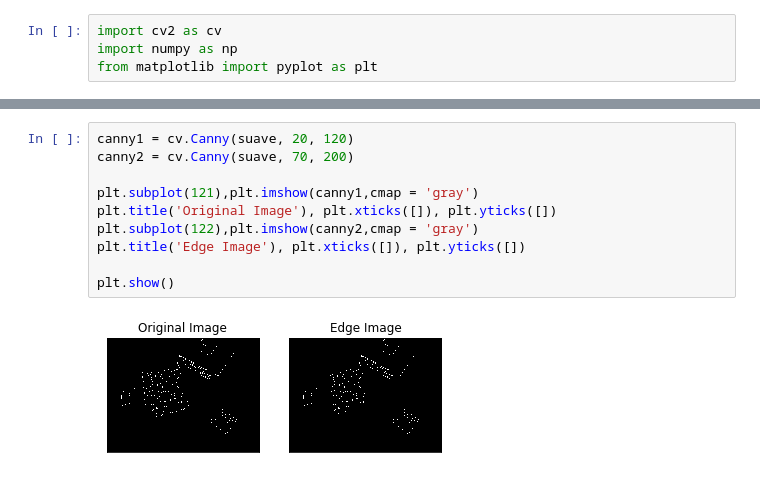
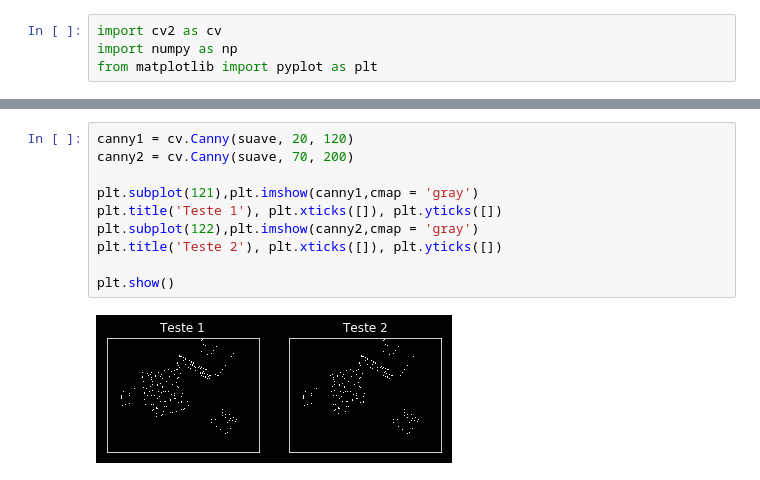
Before and after one commit to artphil/visual_comp, a Jupyter notebook: target_detect/Untitled.ipynb, the cells around one changed output, grey strips where cells are left out. Drawn from its saved outputs; the diff is of its cells as text.

```diff
--- a/target_detect/Untitled.ipynb
+++ b/target_detect/Untitled.ipynb
@@ -70,12 +80,12 @@ plt.show()
 # %%
 canny1 = cv.Canny(suave, 20, 120)
 canny2 = cv.Canny(suave, 70, 200)
 
 plt.subplot(121),plt.imshow(canny1,cmap = 'gray')
-plt.title('Original Image'), plt.xticks([]), plt.yticks([])
+plt.title('Teste 1'), plt.xticks([]), plt.yticks([])
 plt.subplot(122),plt.imshow(canny2,cmap = 'gray')
-plt.title('Edge Image'), plt.xticks([]), plt.yticks([])
+plt.title('Teste 2'), plt.xticks([]), plt.yticks([])
 
 plt.show()
 # %% [output]
-[figure, old version]
+[figure, new version]
```
Also changed, not shown: parts of 14 cells of this notebook, 2 other files.
